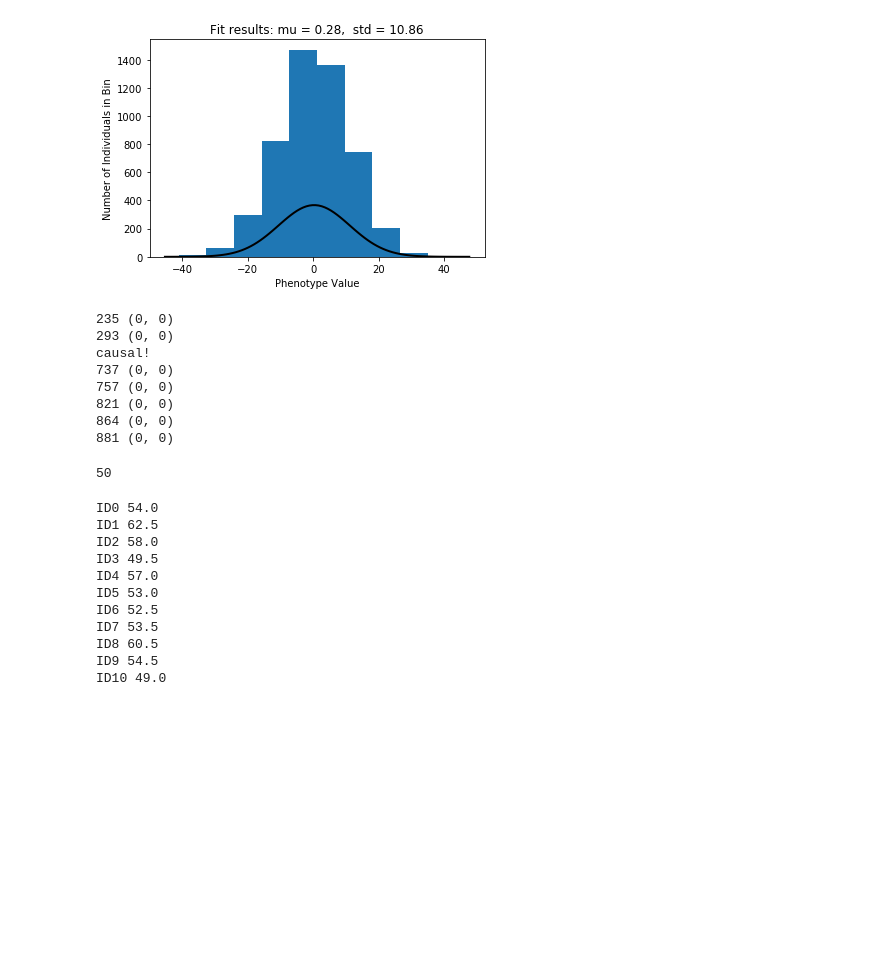
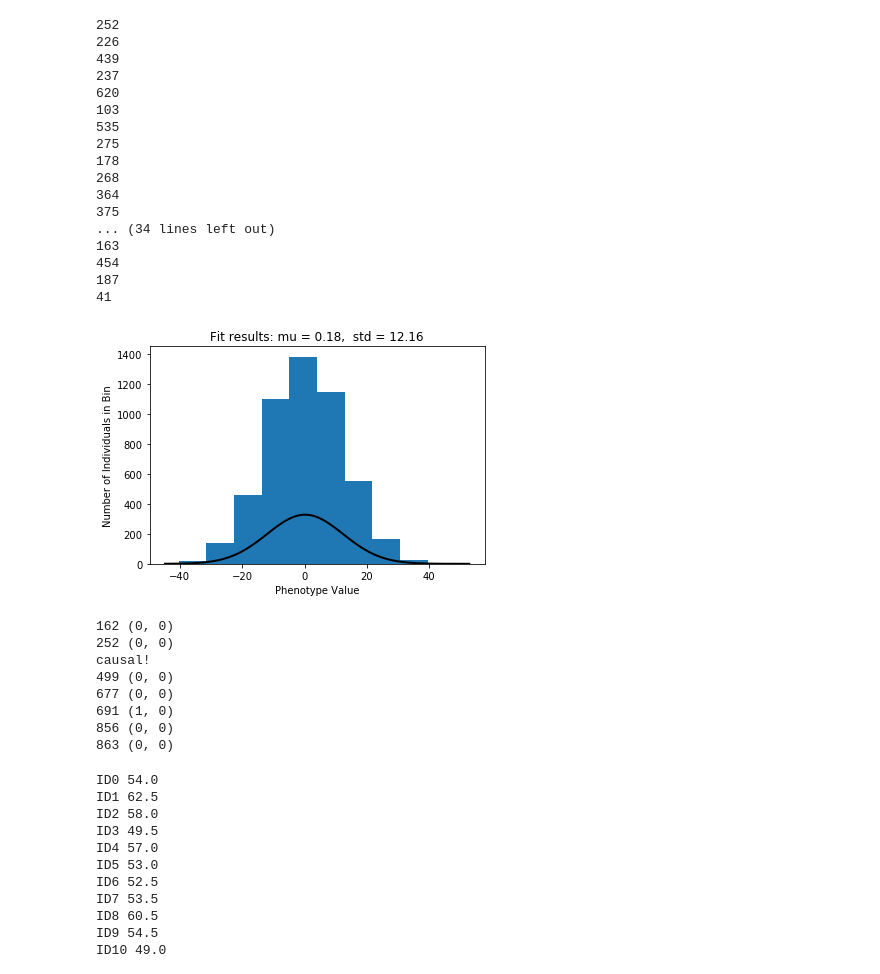
Before and after one commit to TishkoffLab/data_simulation, a Jupyter notebook: python_notebooks/msprime_simulations.ipynb, the cells around one changed output. Saved outputs shown, nothing was run; the diff lists cells and outputs as text; code cells hidden in the pictures; blank space fills up the shorter version.

```diff
--- a/python_notebooks/msprime_simulations.ipynb
+++ b/python_notebooks/msprime_simulations.ipynb
@@ -107,6 +107,7 @@ def run_pheno_simulation(samp_size,seq_len,L,num_individuals,causal_var_id=1):
     genotype_index_byinds = assign_genotype_index(samp_size,num_individuals) #randomly take the <samp_size> number of genomes simulated, and randomly assign to each individual 2 of them
 #     causalgenotypes_byind = {x:[] for x in range(num_individuals)} #Each repetition, add the genotype from that rep (as a tuple) to this dictionary. Then we can just iterate through the list of values to generate the final phenotype
     causalgenotypes_byrep = {x:[] for x in range(L)}
+    causalpositions_byrep = {x:0 for x in range(L)}
     fullgenotypes_byrep = {x:[] for x in range(L)}
     rep = 0
     while (rep < L):
@@ -124,10 +125,11 @@ def run_pheno_simulation(samp_size,seq_len,L,num_individuals,causal_var_id=1):
             print('no causal variants in rep {0}, redoing'.format(rep))
             rep -= 1
             continue
+        causalpositions_byrep[rep] = curr_causal_pos
         curr_rep_genotypes = []
         for indiv,index in genotype_index_byinds.items():
             try:
-#                 causalgenotypes_byind[indiv].append((curr_causal_var[index[0]],curr_causal_var[index[1]]))
+                causalgenotypes_byind[indiv].append((curr_causal_var[index[0]],curr_causal_var[index[1]]))
                 curr_rep_genotypes.append((curr_causal_var[index[0]],curr_causal_var[index[1]]))
             except:
                 print(indiv,index)
@@ -155,7 +157,7 @@ def run_pheno_simulation(samp_size,seq_len,L,num_individuals,causal_var_id=1):
     plot_phenodist(phenotypes_byinds,num_individuals)
     write_phenofile('test_phenos',phenotypes_byinds)
 
-    return causalgenotypes_byrep,fullgenotypes_byrep
+    return causalpositions_byrep,fullgenotypes_byrep
 # %%
 def run_geno_simulation(samp_size,seq_len,L,num_individuals,causal_var_id=1):
     genotype_index_byinds = assign_genotype_index(samp_size,num_individuals) #randomly take the <samp_size> number of genomes simulated, and randomly assign to each individual 2 of them
@@ -192,29 +194,44 @@ def run_geno_simulation(samp_size,seq_len,L,num_individuals,causal_var_id=1):
 # %%
 # genos_byinds = run_geno_simulation(samp_size=10000,seq_len=1000,L=50,num_individuals=5000)
 # write_genovcf(genos_byinds,'test_genotype',1000)
 
-phenos_byinds,pgenos_byinds = run_pheno_simulation(samp_size=10000,seq_len=1000,L=50,num_individuals=5000)
+causalpheno_pos_byrep,pgenos_byinds = run_pheno_simulation(samp_size=10000,seq_len=1000,L=50,num_individuals=5000)
 # %% [output]
+252
+226
+439
+237
+620
+103
+535
+275
+178
+268
+364
+375
+... (34 lines left out)
+163
+454
+187
+41
-[figure, old version]
+[figure, new version]
 # %%
 # pgenos_byinds[0].keys()
 for pos,genos in pgenos_byinds[0].items():
     print(pos,genos[0])
-    if(pos == phenos_byinds[0][0]):
+    if(pos == causalpheno_pos_byrep[0]):
         print('causal!')
 # %% [output]
-235 (0, 0)
-293 (0, 0)
+162 (0, 0)
+252 (0, 0)
 causal!
-737 (0, 0)
-757 (0, 0)
-821 (0, 0)
-864 (0, 0)
-881 (0, 0)
+499 (0, 0)
+677 (0, 0)
+691 (1, 0)
+856 (0, 0)
+863 (0, 0)
 # %%
-len(phenos_byinds)
+write_genovcf(pgenos_byinds,causalpheno_pos_byrep,'test_fullgenos',1000)
 # phenos_byinds[0]
 # write_genovcf(phenos_byinds,'test_pheno_out.v1',1000)
-# %% [output]
-50
 # %%
```
Also changed, not shown: parts of 1 cell of this notebook, 1 other file.
